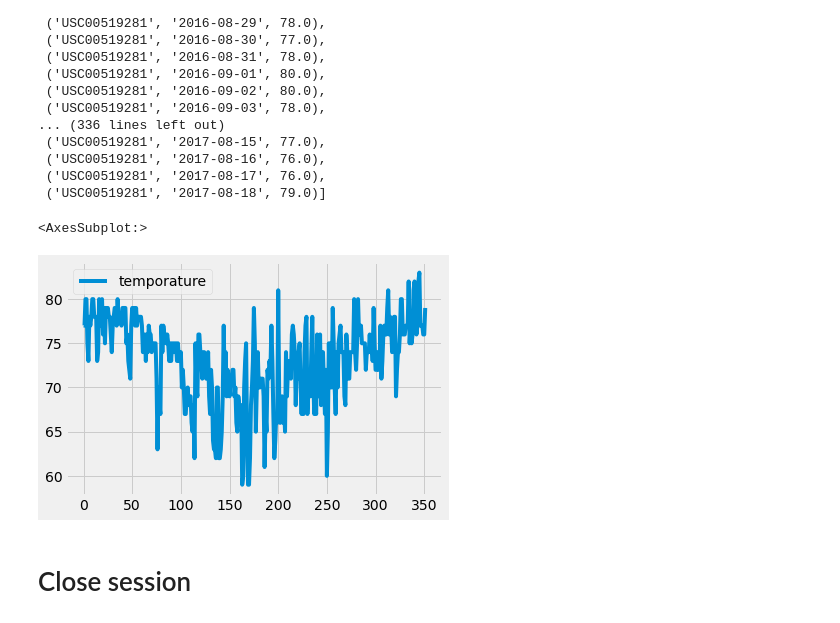
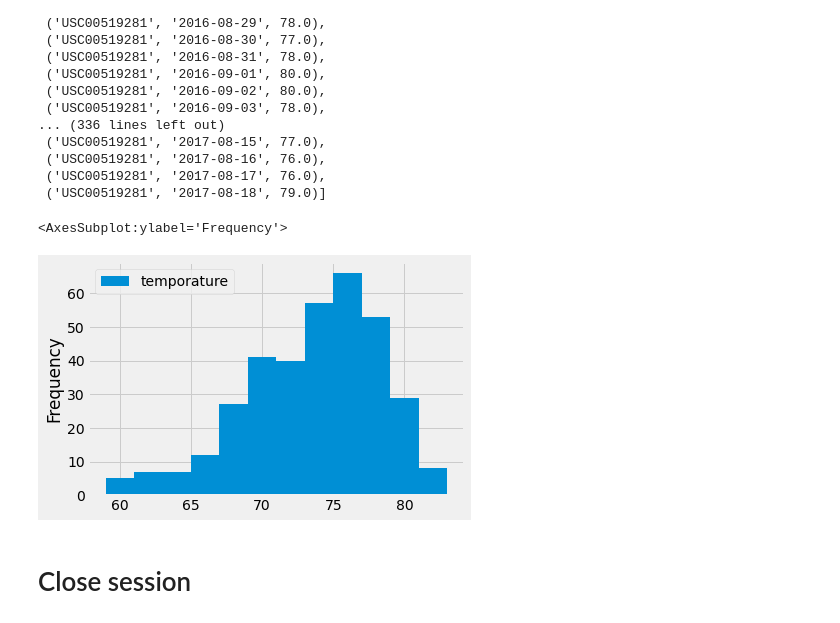
Before and after one commit to sabrinawjo/Sqlalchemy_challenge, a Jupyter notebook: climate_starter.ipynb, the cells around one changed output. Cells and saved outputs as stored; diff of their text form; code cells hidden in the pictures.

```diff
--- a/climate_starter.ipynb
+++ b/climate_starter.ipynb
@@ -215,10 +215,10 @@ last12montemp
  ('USC00519281', '2017-08-18', 79.0)]
 # %%
 temp_df = pd.DataFrame(last12montemp, columns=['station','date','temporature'])
-temp_df.plot()
+temp_df.plot(kind='hist', bins=12)
 # %% [output]
-<AxesSubplot:>
+<AxesSubplot:ylabel='Frequency'>
-[figure, old version]
+[figure, new version]
 # %% [markdown]
 # Close session
 # %%
```
Also changed, not shown: 1 other file.
